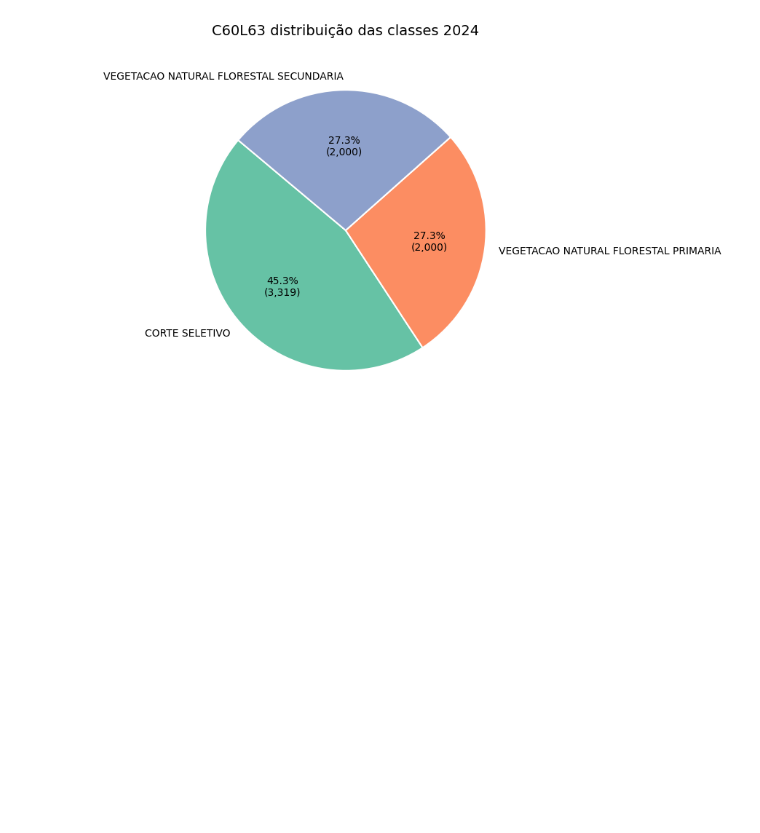
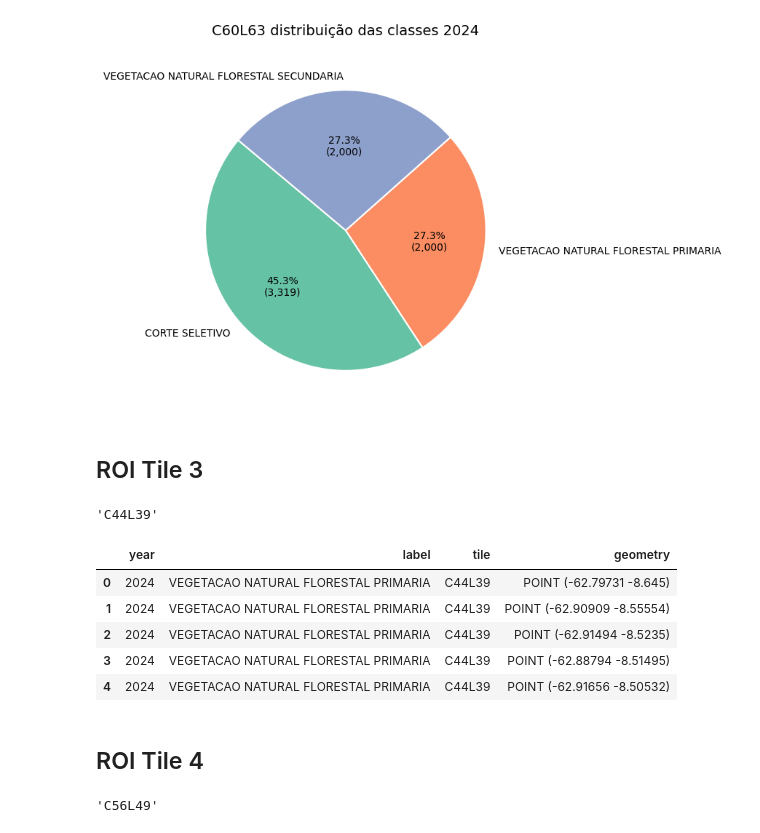
Before and after one commit to AbnerErnaniADSFatec/analise-disturbios-gfm, a Jupyter notebook: 1_preprocessing-samples.ipynb, the cells around one changed output. Cells and saved outputs as stored; diff of their text form; code cells hidden in the pictures; blank space fills up the shorter version.

Commit message:
Add more tiles

```diff
--- a/1_preprocessing-samples.ipynb
+++ b/1_preprocessing-samples.ipynb
@@ -43,6 +43,7 @@ mapping_dict
  25.0: 'NAO OBSERVADO',
  51.0: 'NATURAL NAO FLORESTAL'}
 # %%
+amazonia_class = rioxarray.open_rasterio(f"{rasters_path}/amazonia_class.tif")
 da = amazonia_class
 year = 2024
 mask = {
@@ -268,3 +269,15 @@ roi_samples_tile_2_points.head()
 plot_balance(roi_samples_tile_2_points, "label", f"{roi_tile_2_id} distribuição das classes {year}")
 # %% [output]
 [figure]
+# %% [markdown]
+## ROI Tile 3
+# %%
+roi_tile_3_name = "tile_C44L39_Eco03_WGS84"
+roi_tile_3 = gpd.read_file(f"{roi_tile_path}{roi_tile_3_name}.gpkg")
+if roi_tile_3.crs != "EPSG:4326":
+    roi_tile_3 = roi_tile_3.to_crs(epsg=4326)
+min_lon, min_lat, max_lon, max_lat = roi_tile_3.total_bounds
+roi_tile_3_id = roi_tile_3.iloc[0]["id"]
+roi_tile_3_id
+# %% [output]
+'C44L39'
@@ -270,0 +430,24 @@ plot_balance(roi_samples_tile_2_points, "label", f"{roi_tile_2_id} distribuiçã
+# %%
+tile = roi_tile_3
+
+test_samples_veg = extract_samples_from_tiff(da, mask, year, n_samples, tile)
+test_samples_veg.head()
+# %% [output]
+|  | year | label | tile | geometry |
+| 0 | 2024 | VEGETACAO NATURAL FLORESTAL PRIMARIA | C44L39 | POINT (-62.79731 -8.645) |
+| 1 | 2024 | VEGETACAO NATURAL FLORESTAL PRIMARIA | C44L39 | POINT (-62.90909 -8.55554) |
+| 2 | 2024 | VEGETACAO NATURAL FLORESTAL PRIMARIA | C44L39 | POINT (-62.91494 -8.5235) |
+| 3 | 2024 | VEGETACAO NATURAL FLORESTAL PRIMARIA | C44L39 | POINT (-62.88794 -8.51495) |
+| 4 | 2024 | VEGETACAO NATURAL FLORESTAL PRIMARIA | C44L39 | POINT (-62.91656 -8.50532) |
+# %% [markdown]
+## ROI Tile 4
+# %%
+roi_tile_4_name = "tile_C56L49_Eco03_WGS84"
+roi_tile_4 = gpd.read_file(f"{roi_tile_path}{roi_tile_4_name}.gpkg")
+if roi_tile_4.crs != "EPSG:4326":
+    roi_tile_4 = roi_tile_4.to_crs(epsg=4326)
+min_lon, min_lat, max_lon, max_lat = roi_tile_4.total_bounds
+roi_tile_4_id = roi_tile_4.iloc[0]["id"]
+roi_tile_4_id
+# %% [output]
+'C56L49'
```
Also changed, not shown: parts of 2 cells of this notebook, 15 other files.
